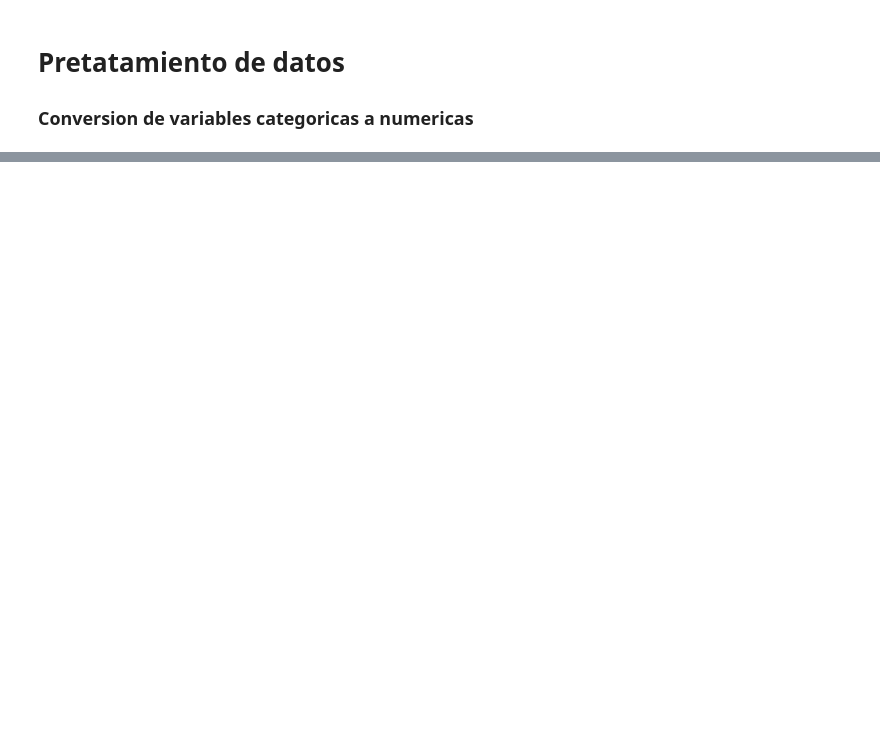
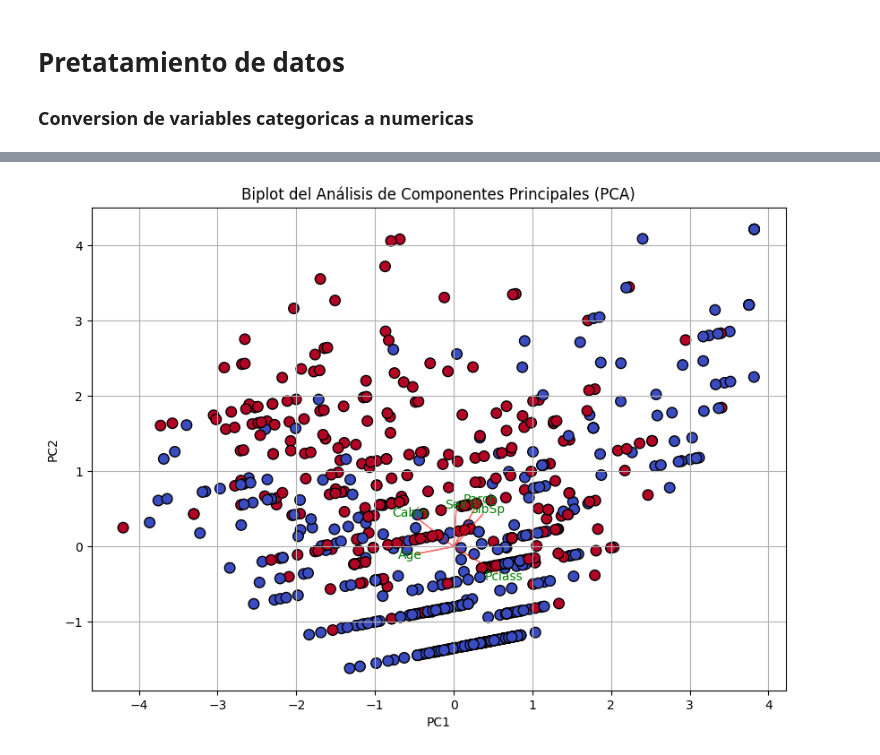
Before and after one commit to Apanizza197/AnalisisDeDatos, a Jupyter notebook: Practico_4/practico_4.ipynb, the cells around one changed output, grey strips where cells are left out. Drawn from its saved outputs; the diff is of its cells as text; code cells hidden in the pictures; blank space fills up the shorter version.

```diff
--- a/Practico_4/practico_4.ipynb
+++ b/Practico_4/practico_4.ipynb
@@ -39,0 +8,19 @@ For example, when doing 'df[col].method(value, inplace=True)', try using 'df.met
+# %%
+# Sacamos datos que no afectaron la chance de sobrevivir
+df = df.drop(['PassengerId', 'Name', 'Ticket','Fare','Embarked'], axis=1)
+
+# Rellena valores faltantes de edad
+df['Age'] = df['Age'].fillna(df['Age'].mean())
+
+# Convertimos variables categóricas en numéricas
+df['Sex'] = df['Sex'].map({'male': 0, 'female': 1})
+
+# Ponemos la letra de la cabina (ejemplo: C de C85)
+df['Cabin'] = df['Cabin'].fillna('Unknown')  # Rellenar NaN con 'Unknown'
+df['Cabin'] = df['Cabin'].str[0]  # Primera letra
+df['Cabin'] = df['Cabin'].map({c: i for i, c in enumerate(df['Cabin'].unique())})  # Codificar como numérico
+
+# Las 3 columnas restantes son clase, familiares y padres-hijos abordo juntos. Estas ya estan en forma numerica y no requieren modificación
+
+# Prueba de valores nulos
+print(df.isnull().sum())  # Deberia imprimir 0 en todas las columnas
@@ -39,0 +36,39 @@ For example, when doing 'df[col].method(value, inplace=True)', try using 'df.met
+# %%
+import numpy as np
+from sklearn.decomposition import PCA
+from sklearn.preprocessing import StandardScaler
+import matplotlib.pyplot as plt
+
+# Estandarizar los datos
+X = df.drop('Survived', axis=1)
+scaler = StandardScaler()
+X_scaled = scaler.fit_transform(X)
+
+# Aplicar PCA
+pca = PCA(n_components=2)
+pca_result = pca.fit_transform(X_scaled)
+
+# Crear biplot
+def biplot(score, coeff, labels=None):
+    plt.figure(figsize=(10, 7))
+    xs = score[:, 0]
+    ys = score[:, 1]
+    plt.scatter(xs, ys, c=df['Survived'], cmap='coolwarm', edgecolor='k', s=70)
+    plt.xlabel("PC1")
+    plt.ylabel("PC2")
+    plt.grid()
+
+    # Dibujar los vectores de las características
+    for i, (x, y) in enumerate(coeff.T):
+        plt.arrow(0, 0, x, y, color='r', alpha=0.5)
+        if labels is None:
+            plt.text(x * 1.15, y * 1.15, f"Var{i+1}", color='g', ha='center', va='center')
+        else:
+            plt.text(x * 1.15, y * 1.15, labels[i], color='g', ha='center', va='center')
+
+# Ejecutar el biplot
+biplot(pca_result, pca.components_, labels=X.columns)
+plt.title("Biplot del Análisis de Componentes Principales (PCA)")
+plt.show()
+# %% [output]
+[figure, added]
```
Also changed, not shown: parts of 2 cells of this notebook, 1 other file.
